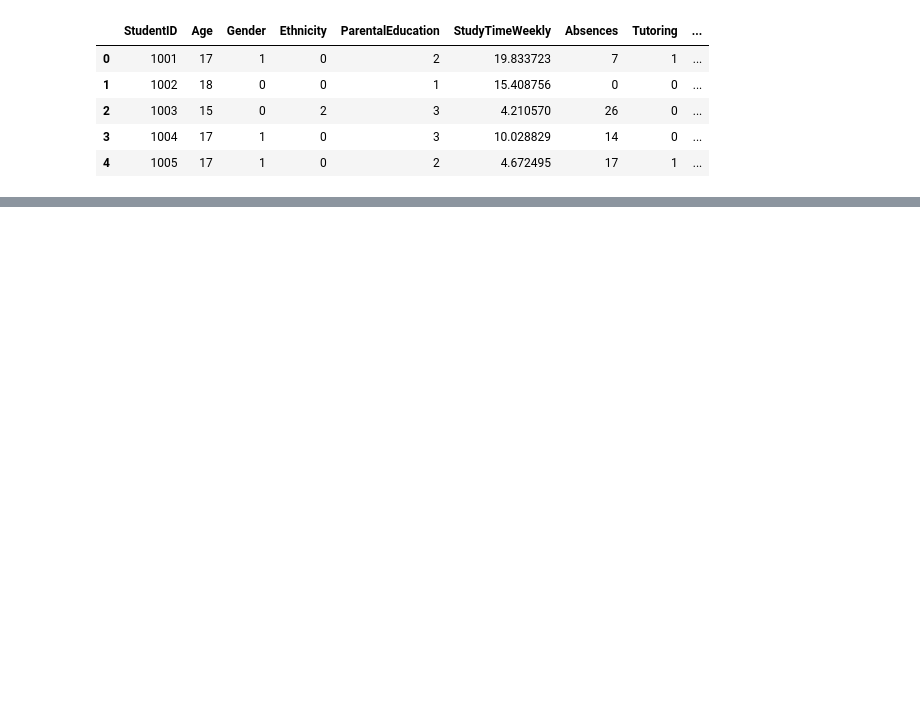
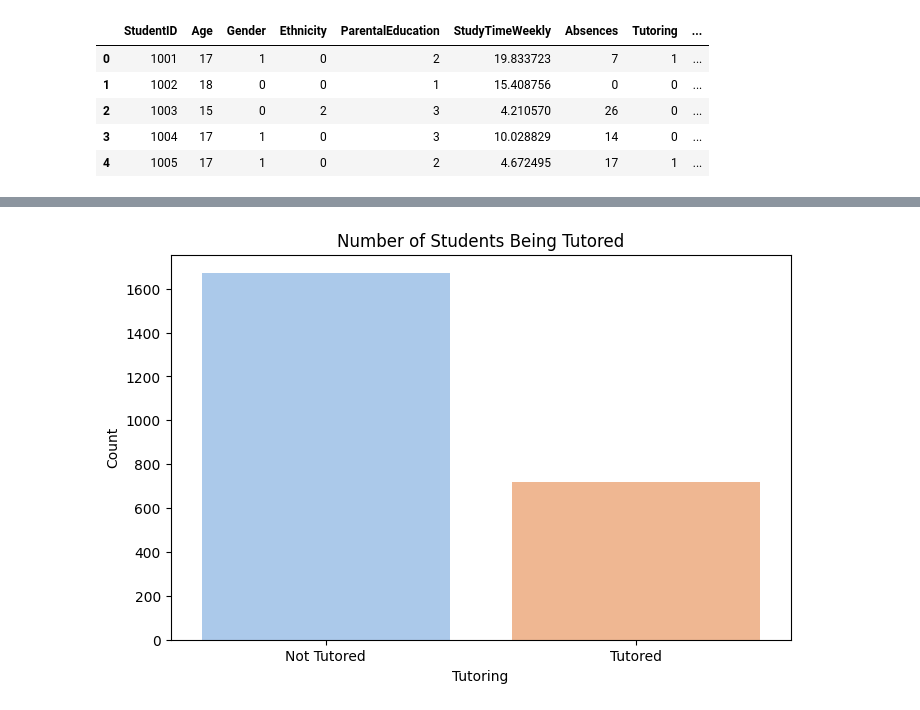
Before and after one commit to Thian0509/MLG382-Guided-Project, a Jupyter notebook: Jupyter_Notebooks/BrightPath_Academy.ipynb, the cells around one changed output, grey strips where cells are left out. Drawn from its saved outputs; the diff is of its cells as text; code cells hidden in the pictures; blank space fills up the shorter version.

Commit message:
Data analysis and pre-preparation

```diff
--- a/Jupyter_Notebooks/BrightPath_Academy.ipynb
+++ b/Jupyter_Notebooks/BrightPath_Academy.ipynb
@@ -16,0 +57,12 @@ df.head()
+# %%
+plt.figure(figsize=(8, 5))
+tutoring_count = sns.countplot(data=df, x='Tutoring', palette='pastel', hue='Tutoring', legend=False)
+tutoring_count.set_title('Number of Students Being Tutored')
+tutoring_count.set_xlabel('Tutoring')
+tutoring_count.set_xticks([0, 1])
+tutoring_count.set_xticklabels(['Not Tutored', 'Tutored'])
+tutoring_count.set_ylabel('Count')
+
+plt.show()
+# %% [output]
+[figure, added]
```
Also changed, not shown: parts of 11 cells of this notebook.
